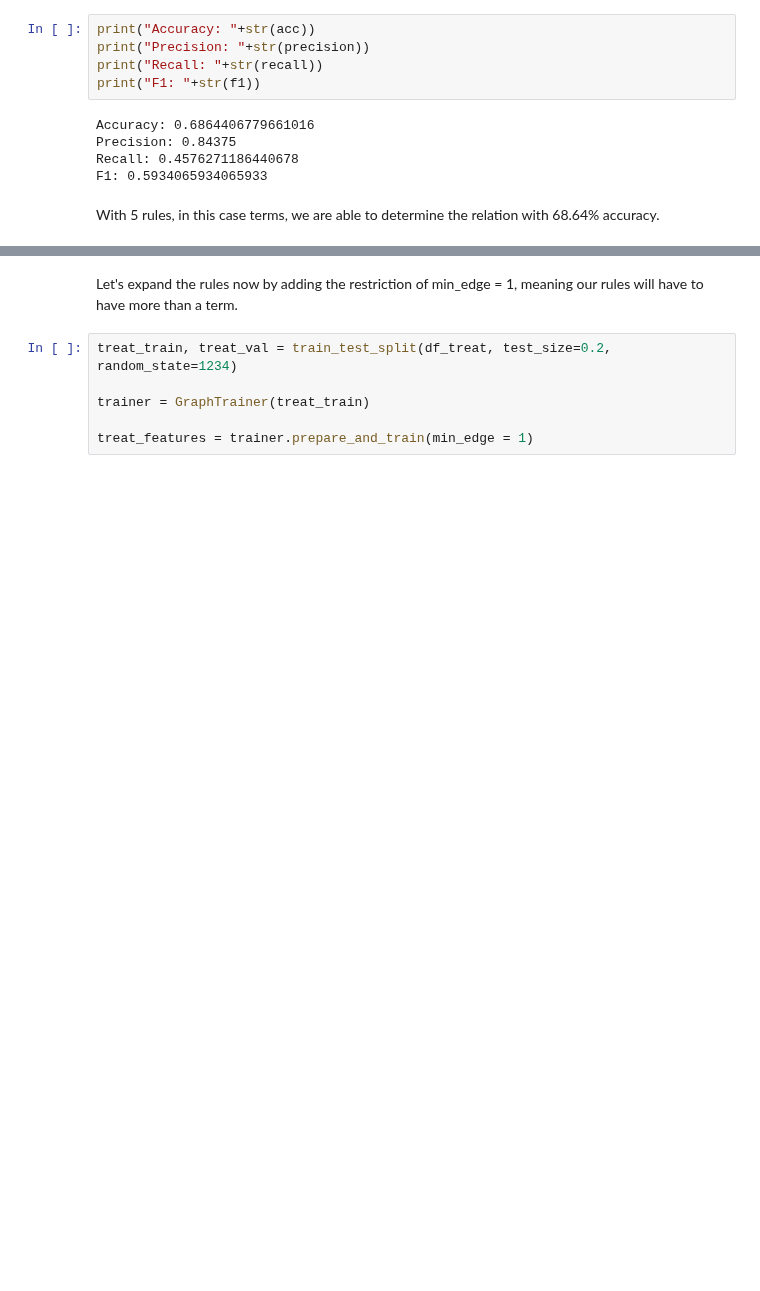
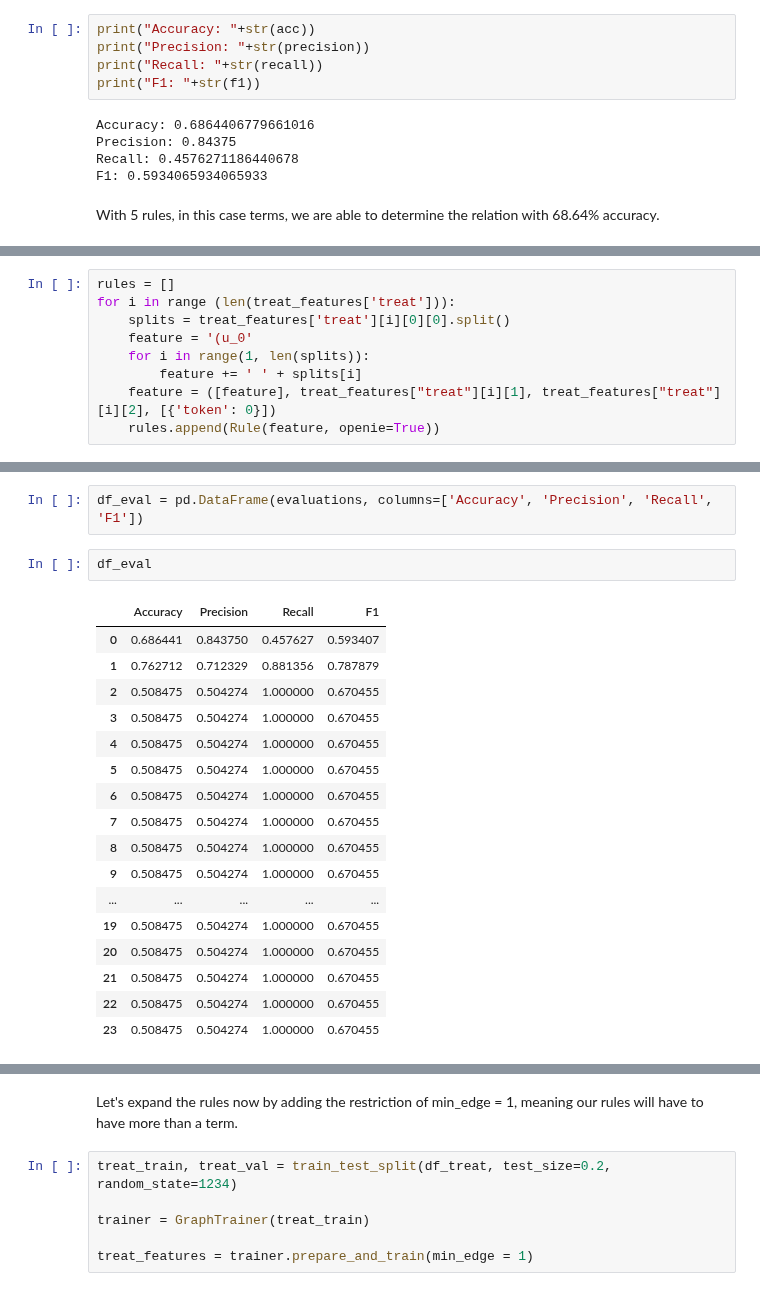
Before and after one commit to anaterovic/NLP, a Jupyter notebook: docs/milestone3_graphs.ipynb, the cells around one changed output, grey strips where cells are left out. Cells and saved outputs as stored; diff of their text form; blank space fills up the shorter version.

```diff
--- a/docs/milestone3_graphs.ipynb
+++ b/docs/milestone3_graphs.ipynb
@@ -349,0 +376,9 @@ With 5 rules, in this case terms, we are able to determine the relation with 68.
+# %%
+rules = []
+for i in range (len(treat_features['treat'])):
+    splits = treat_features['treat'][i][0][0].split()
+    feature = '(u_0'
+    for i in range(1, len(splits)):
+        feature += ' ' + splits[i]
+    feature = ([feature], treat_features["treat"][i][1], treat_features["treat"][i][2], [{'token': 0}])
+    rules.append(Rule(feature, openie=True))
@@ -349,0 +412,22 @@ With 5 rules, in this case terms, we are able to determine the relation with 68.
+# %%
+df_eval = pd.DataFrame(evaluations, columns=['Accuracy', 'Precision', 'Recall', 'F1'])
+# %%
+df_eval
+# %% [output]
+|  | Accuracy | Precision | Recall | F1 |
+| 0 | 0.686441 | 0.843750 | 0.457627 | 0.593407 |
+| 1 | 0.762712 | 0.712329 | 0.881356 | 0.787879 |
+| 2 | 0.508475 | 0.504274 | 1.000000 | 0.670455 |
+| 3 | 0.508475 | 0.504274 | 1.000000 | 0.670455 |
+| 4 | 0.508475 | 0.504274 | 1.000000 | 0.670455 |
+| 5 | 0.508475 | 0.504274 | 1.000000 | 0.670455 |
+| 6 | 0.508475 | 0.504274 | 1.000000 | 0.670455 |
+| 7 | 0.508475 | 0.504274 | 1.000000 | 0.670455 |
+| 8 | 0.508475 | 0.504274 | 1.000000 | 0.670455 |
+| 9 | 0.508475 | 0.504274 | 1.000000 | 0.670455 |
+| ... | ... | ... | ... | ... |
+| 19 | 0.508475 | 0.504274 | 1.000000 | 0.670455 |
+| 20 | 0.508475 | 0.504274 | 1.000000 | 0.670455 |
+| 21 | 0.508475 | 0.504274 | 1.000000 | 0.670455 |
+| 22 | 0.508475 | 0.504274 | 1.000000 | 0.670455 |
+| 23 | 0.508475 | 0.504274 | 1.000000 | 0.670455 |
```
Also changed, not shown: parts of 22 cells of this notebook.
